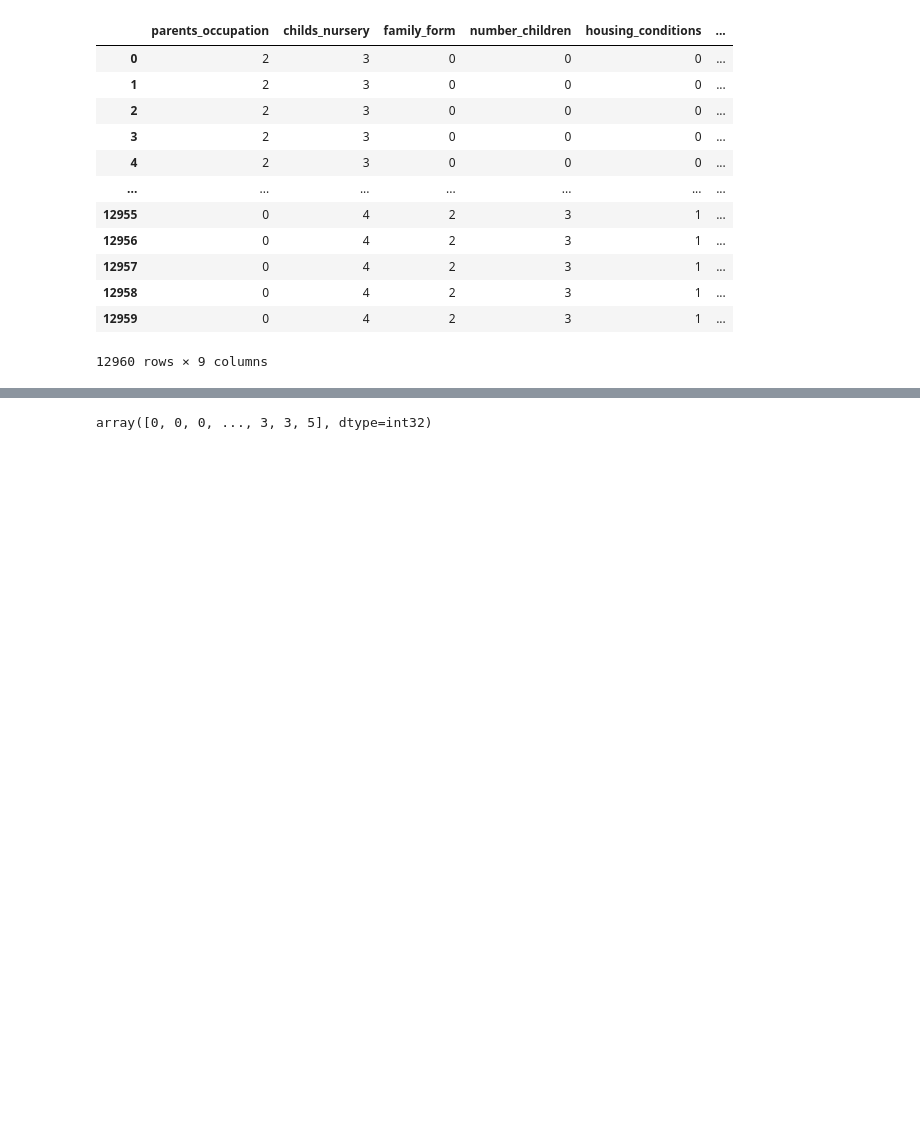
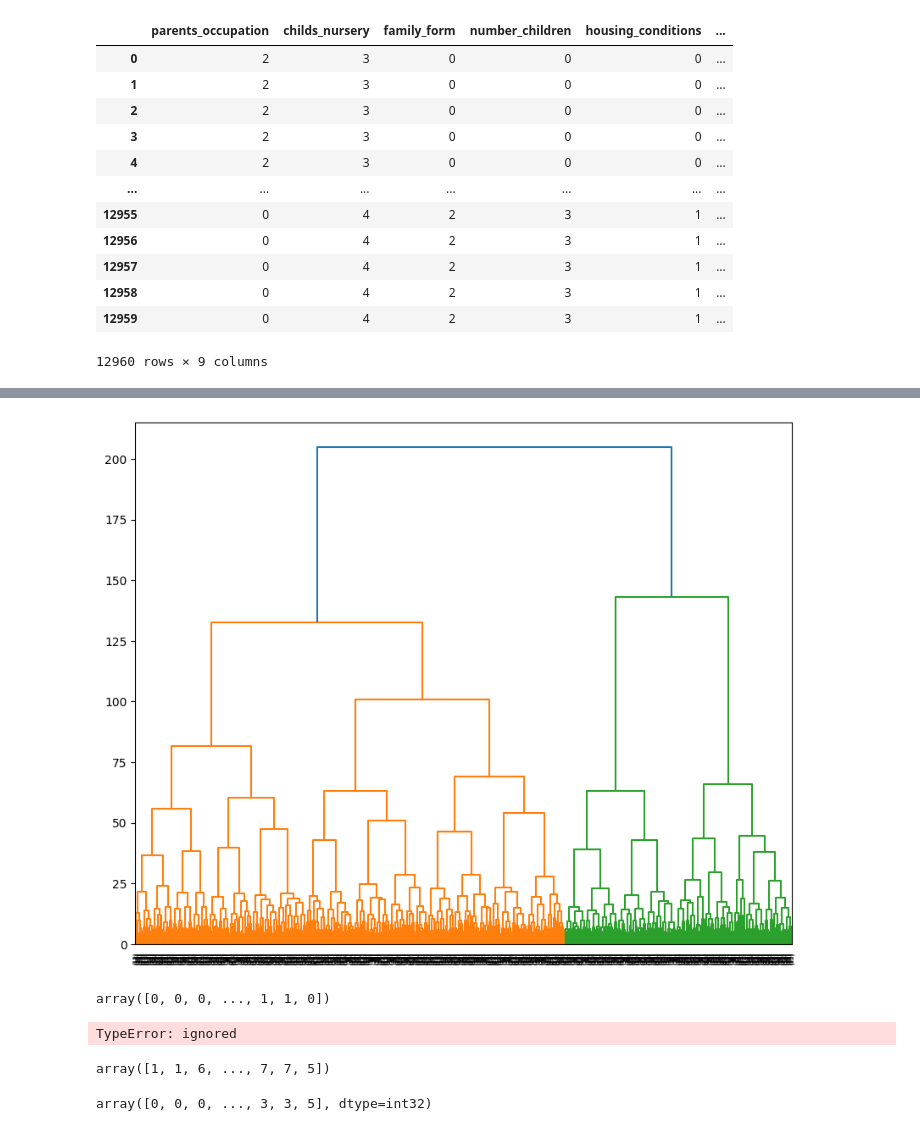
Before and after one commit to AlvaroGarcia-Cid/practica-4, a Jupyter notebook: LAB04_P3.ipynb, the cells around one changed output, grey strips where cells are left out. Cells and saved outputs as stored; diff of their text form; code cells hidden in the pictures; blank space fills up the shorter version.

```diff
--- a/LAB04_P3.ipynb
+++ b/LAB04_P3.ipynb
@@ -70,0 +146,16 @@ datos
+# %%
+Z = sch.linkage(datos, method='ward', metric='euclidean')
+
+# Obtener los clusters
+clusters = cut_tree(Z, n_clusters=3)
+
+# Graficar el dendrograma con los clusters
+plt.figure(figsize=(10, 8))
+sch.dendrogram(Z, truncate_mode='lastp', p=1000, show_contracted=False)
+plt.show()
+# %% [output]
+[figure, added]
+# %%
+etiquetas
+# %% [output]
+array([0, 0, 0, ..., 1, 1, 0])
@@ -71,3 +183,21 @@ datos
+# %%
+calificaciones = datos.iloc[:,[0,1,2,3,4,5,6,7,8]].values
+Clustering_Jerarquico = linkage(calificaciones, 'ward', n_clusters=3)
+dendrogram = sch.dendrogram(Clustering_Jerarquico, truncate_mode='level', p=3)
+
+plt.title('Dendrograma')
+plt.xlabel('Indices de la muestra')
+plt.ylabel('Distancia Euclidiana')
+plt.show()
+# %% [output]
+TypeError: ignored
+# %%
+clustering = AgglomerativeClustering(n_clusters=10)
+clustering.fit(datos)
+labels = clustering.labels_
+labels
+# %% [output]
+array([1, 1, 6, ..., 7, 7, 5])
 # %%
 kmeans = KMeans(n_clusters=10, random_state=0).fit(datos)
 # %%
```
Also changed, not shown: parts of 10 cells of this notebook.
